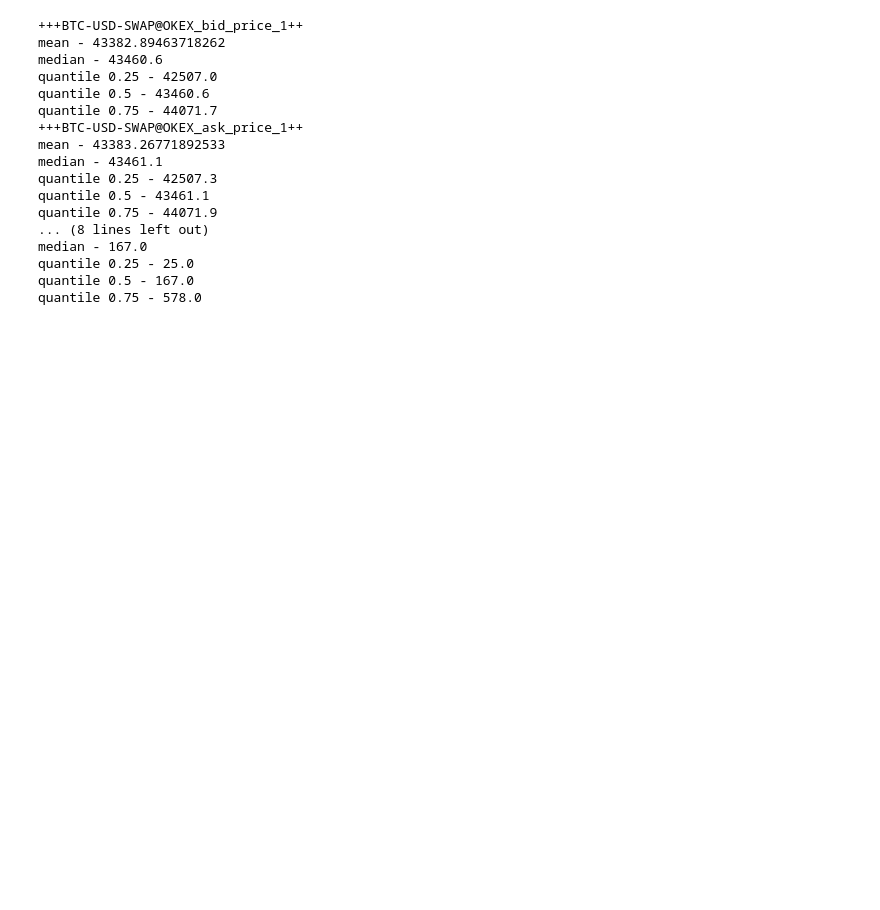
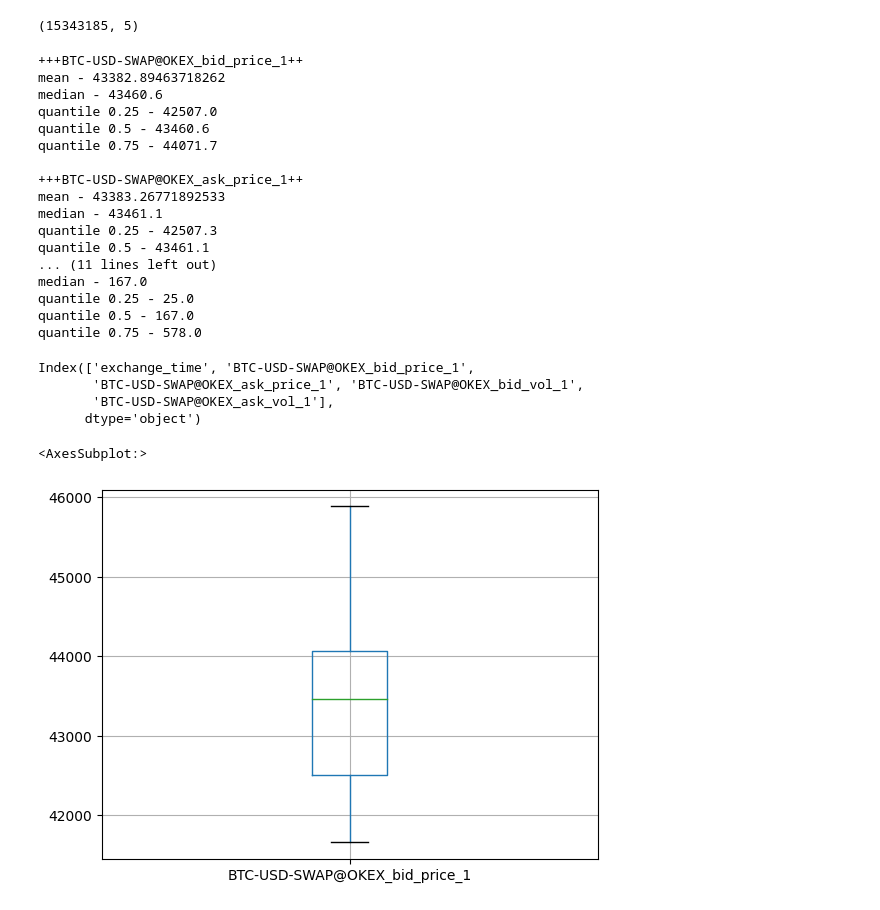
Before and after one commit to varsey/py-sql-test-case, a Jupyter notebook: main.ipynb, the cells around one changed output. Cells and saved outputs as stored; diff of their text form; code cells hidden in the pictures; blank space fills up the shorter version.

Commit message:
feat - boxplots
- requirements.txt file added

```diff
--- a/main.ipynb
+++ b/main.ipynb
@@ -14,3 +29,7 @@ exchange_data.head()
+# %%
+exchange_data.shape
+# %% [output]
+(15343185, 5)
 # %%
 for column in exchange_data.columns[1:]:
     print(f'+++{column}++')
@@ -19,6 +38,7 @@ for column in exchange_data.columns[1:]:
     print(f'quantile 0.25 - {exchange_data[column].quantile(q=0.25)}')
     print(f'quantile 0.5 - {exchange_data[column].quantile(q=0.5)}')
     print(f'quantile 0.75 - {exchange_data[column].quantile(q=0.75)}')
+    print()
 # %% [output]
 +++BTC-USD-SWAP@OKEX_bid_price_1++
 mean - 43382.89463718262
@@ -26,14 +46,26 @@ median - 43460.6
 quantile 0.25 - 42507.0
 quantile 0.5 - 43460.6
 quantile 0.75 - 44071.7
+
 +++BTC-USD-SWAP@OKEX_ask_price_1++
 mean - 43383.26771892533
 median - 43461.1
 quantile 0.25 - 42507.3
 quantile 0.5 - 43461.1
-quantile 0.75 - 44071.9
-... (8 lines left out)
+... (11 lines left out)
 median - 167.0
 quantile 0.25 - 25.0
 quantile 0.5 - 167.0
 quantile 0.75 - 578.0
+# %%
+exchange_data.columns
+# %% [output]
+Index(['exchange_time', 'BTC-USD-SWAP@OKEX_bid_price_1',
+       'BTC-USD-SWAP@OKEX_ask_price_1', 'BTC-USD-SWAP@OKEX_bid_vol_1',
+       'BTC-USD-SWAP@OKEX_ask_vol_1'],
+      dtype='object')
+# %%
+exchange_data.boxplot(column='BTC-USD-SWAP@OKEX_bid_price_1')
+# %% [output]
+<AxesSubplot:>
+[figure, added]
```
Also changed, not shown: parts of 6 cells of this notebook, 1 other file.
